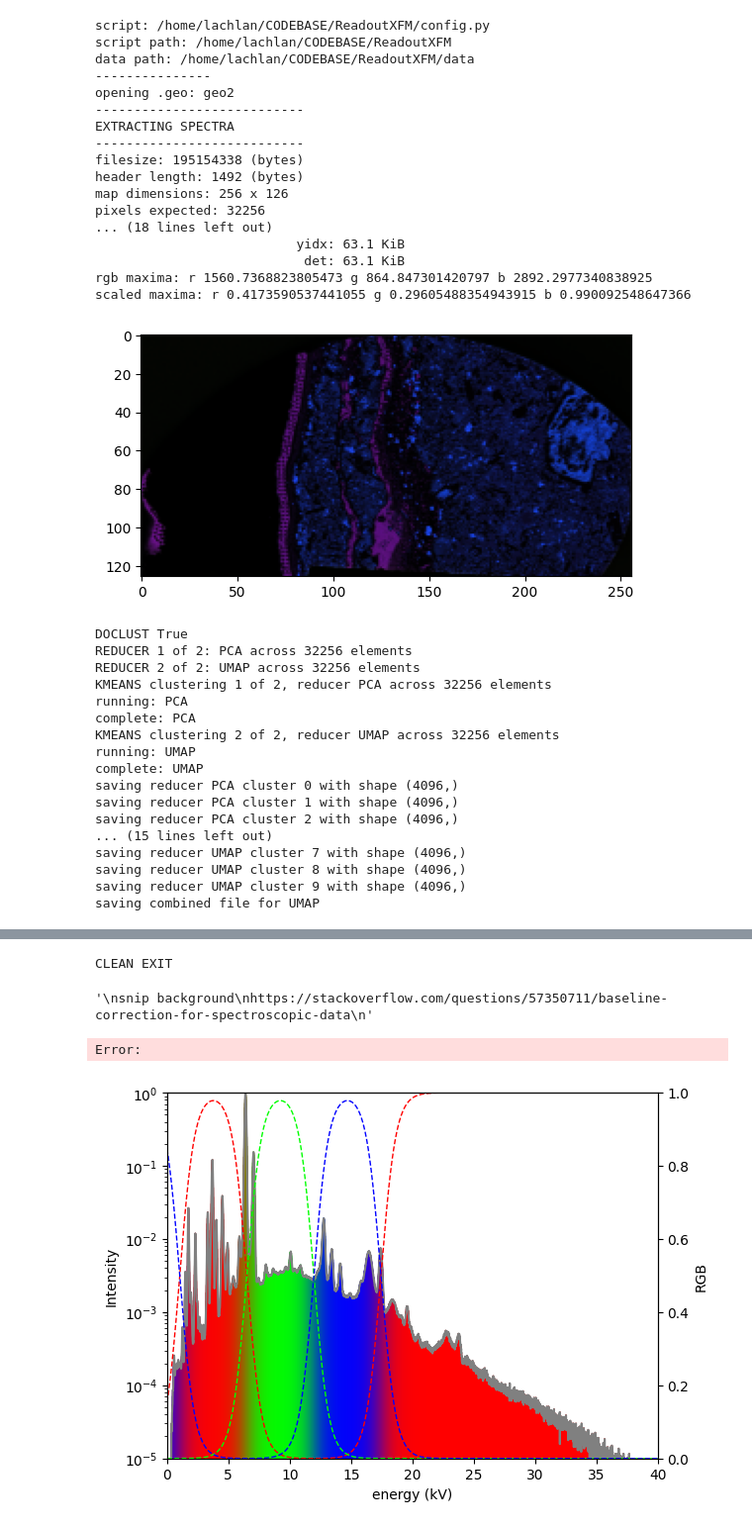
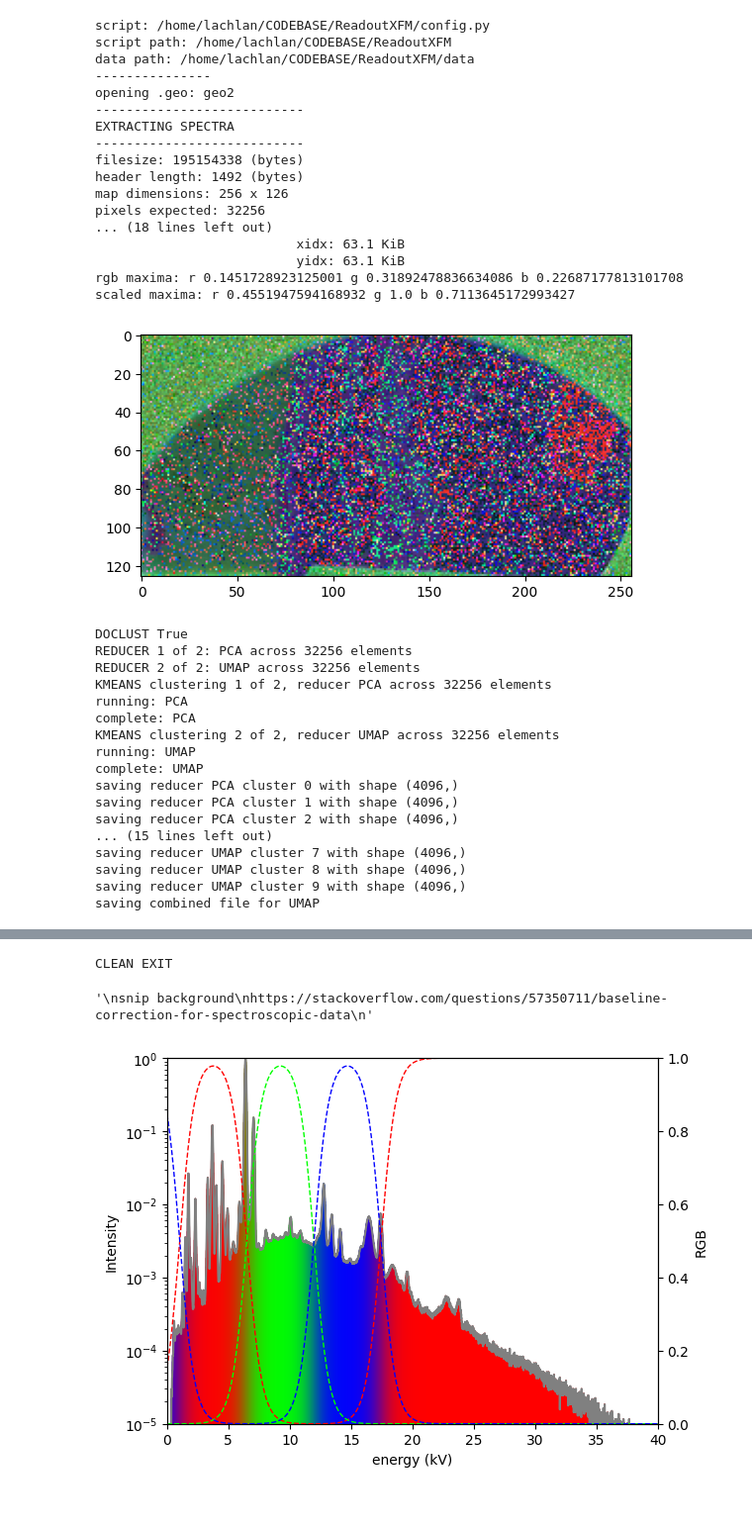
Before and after one commit to lachlanc61/ReadoutXFM, a Jupyter notebook: explore.ipynb, the cells around one changed output, grey strips where cells are left out. Shown at 99% size. Cells and saved outputs as stored; diff of their text form; code cells hidden in the pictures.

Commit message:
built baseline fitting via SNIP algorithm

```diff
--- a/explore.ipynb
+++ b/explore.ipynb
@@ -17,6 +17,7 @@ import src.utils as utils
 import src.bitops as bitops
 import src.colour as colour
 import src.clustering as clustering
+import src.fitting as fitting
 """
 Parses spectrum-by-pixel maps from IXRF XFM
 
@@ -153,6 +154,7 @@ with open(f, mode='rb') as file: # rb = read binary
 
         #initialise data array
         data=np.zeros((totalpx,config.NCHAN),dtype=np.uint16)
+        if config.DOBG: corrected=np.zeros((totalpx,config.NCHAN),dtype=np.uint16)
 
         i=0 #pixel counter
         j=0 #row counter
@@ -177,8 +179,14 @@ with open(f, mode='rb') as file: # rb = read binary
             if len(outchan) != len(chan):
                 print("WARNING: unexpected length of channel list")
 
-            #assign counts into data array -
+            #assign counts into data array
             data[i,:]=counts
+
+            #if we are attempting to fit a background
+            #   apply it, and save the corrected spectra
+            if config.DOBG:
+                counts=fitting.fitbaseline(counts)
+                corrected[i,:]=counts
 
             #build colours if required
             if config.DOCOLOURS == True: rvals[i], bvals[i], gvals[i], totalcounts[i] = colour.spectorgb(energy, counts)
@@ -239,7 +247,7 @@ with open(f, mode='rb') as file: # rb = read binary
     gc.collect()
 
     if config.DOCOLOURS == True:
-        rgbarray=colour.clcomplete(rvals, gvals, bvals, totalcounts, mapx, nrows)
+        rgbarray=colour.clcomplete(rvals, gvals, bvals, mapx, nrows)
         colour.clshow(rgbarray)
 
     print("DOCLUST", config.DOCLUST)
@@ -258,37 +266,37 @@ with open(f, mode='rb') as file: # rb = read binary
                 np.savetxt(os.path.join(config.odir, "sum_" + redname + "_" + str(j) + ".txt"), np.c_[energy, clustaverages[i,j,:]], fmt=['%1.3e','%1.6e'])
 
             print(f'saving combined file for {redname}')
             np.savetxt(os.path.join(config.odir, "sum_" + redname + ".txt"), np.c_[energy, clustaverages[i,:,:].transpose(1,0)], fmt='%1.5e')
             #plt.plot(energy, clustaverages[i,j,:])
         clustering.clustplt(embedding, categories, mapx, clusttimes)
 
 
 print("CLEAN EXIT")
 
 
 """
 snip background
 https://stackoverflow.com/questions/57350711/baseline-correction-for-spectroscopic-data
 """
 # %% [output]
 script: /home/lachlan/CODEBASE/ReadoutXFM/config.py
 script path: /home/lachlan/CODEBASE/ReadoutXFM
 data path: /home/lachlan/CODEBASE/ReadoutXFM/data
 ---------------
 opening .geo: geo2
 ---------------------------
 EXTRACTING SPECTRA
 ---------------------------
 filesize: 195154338 (bytes)
 header length: 1492 (bytes)
 map dimensions: 256 x 126
 pixels expected: 32256
 ... (18 lines left out)
+                          xidx: 63.1 KiB
                           yidx: 63.1 KiB
-                           det: 63.1 KiB
-rgb maxima: r 1560.7368823805473 g 864.847301420797 b 2892.2977340838925
-scaled maxima: r 0.4173590537441055 g 0.29605488354943915 b 0.990092548647366
+rgb maxima: r 0.1451728923125001 g 0.31892478836634086 b 0.22687177813101708
+scaled maxima: r 0.4551947594168932 g 1.0 b 0.7113645172993427
-[figure, old version]
+[figure, new version]
 DOCLUST True
 REDUCER 1 of 2: PCA across 32256 elements
 REDUCER 2 of 2: UMAP across 32256 elements
@@ -310,6 +318,5 @@ saving combined file for UMAP
 CLEAN EXIT
 '\nsnip background\nhttps://stackoverflow.com/questions/57350711/baseline-correction-for-spectroscopic-data\n'
-Error:
 # %%
 # from:
 # https://stackoverflow.com/questions/11564273/matplotlib-continuous-colormap-fill-between-two-lines
```
Also changed, not shown: parts of 7 cells of this notebook, 5 other files.
